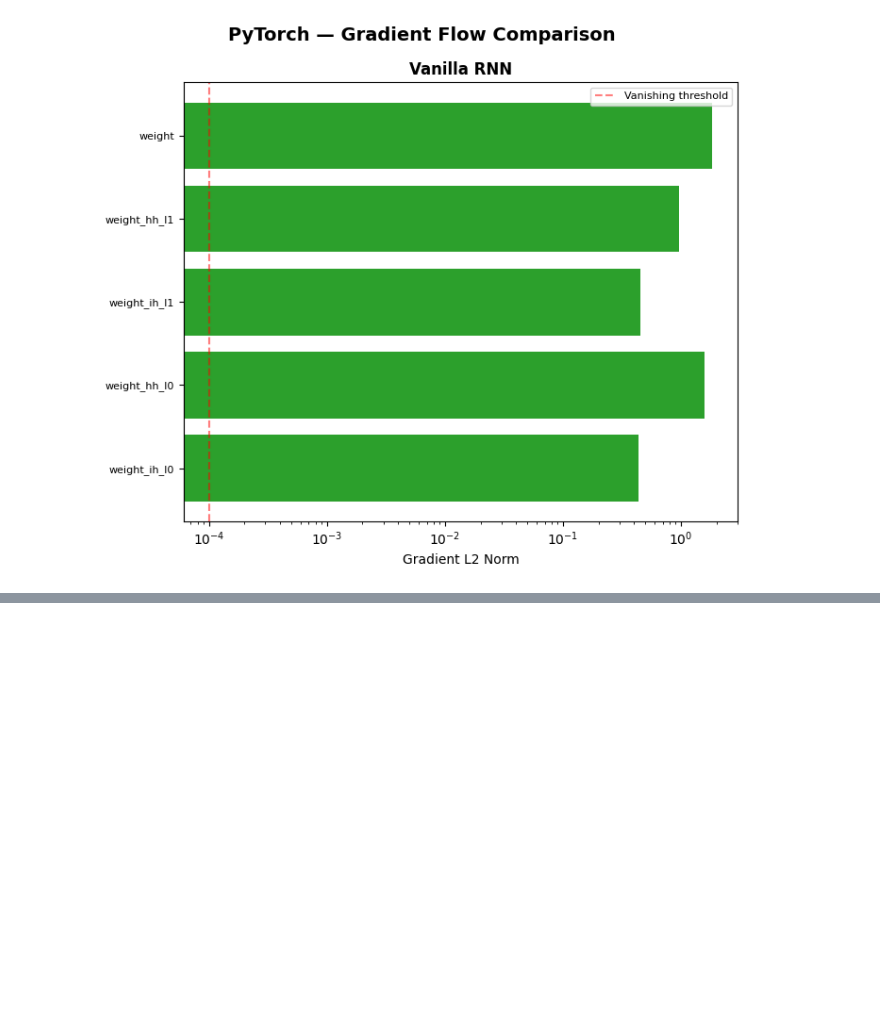
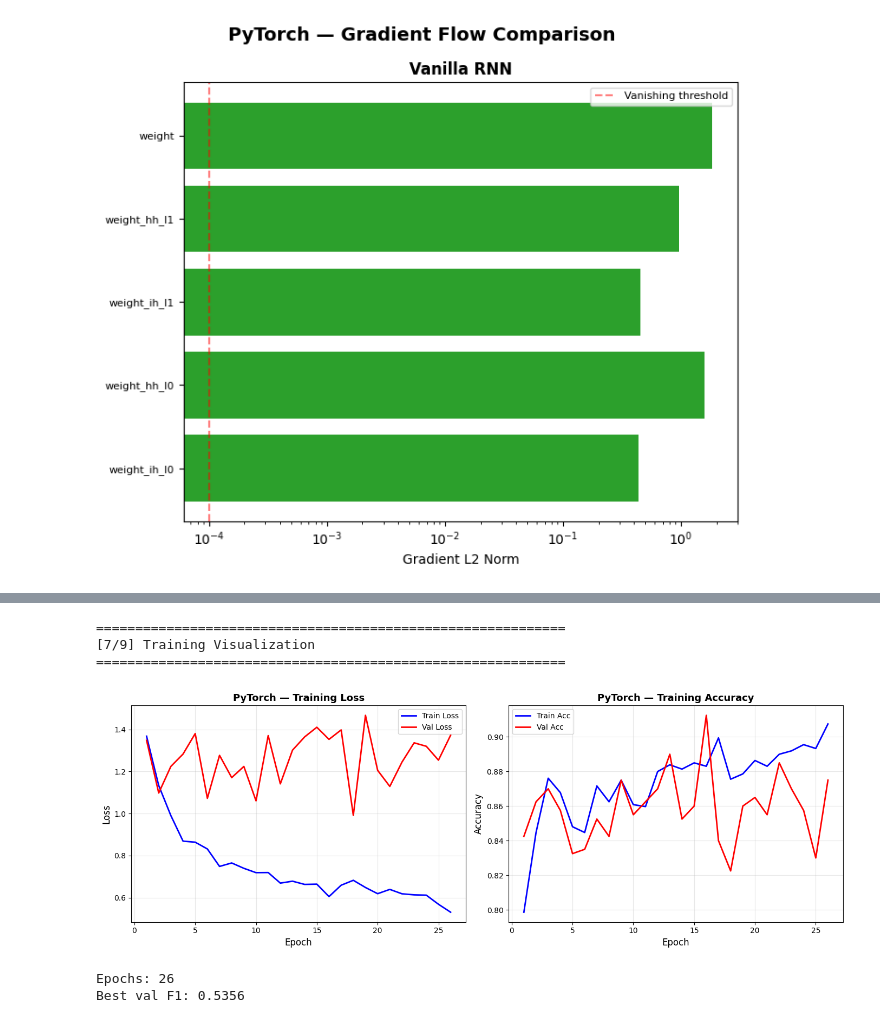
Before and after one commit to GoudyMT/ml-framework-comparison, a Jupyter notebook: PyTorch/12-rnn/pipeline.ipynb, the cells around one changed output, grey strips where cells are left out. Drawn from its saved outputs; the diff is of its cells as text; code cells hidden in the pictures; blank space fills up the shorter version.

```diff
--- a/PyTorch/12-rnn/pipeline.ipynb
+++ b/PyTorch/12-rnn/pipeline.ipynb
@@ -334,0 +713,23 @@ Max/min ratio: 4.2x
+# %%
+# Step 7: Training Visualization
+"""
+Training curves for GRU-128 from the architecture sweep.
+Dual-panel: loss (left) and accuracy (right) over epochs.
+"""
+
+print("=" * 60)
+print("[7/9] Training Visualization")
+print("=" * 60)
+
+plot_training_history(hist_best, framework='PyTorch',
+                      save_path='results/training_history.png')
+
+print(f"Epochs: {hist_best['epochs']}")
+print(f"Best val F1: {hist_best['best_val_f1']:.4f}")
+# %% [output]
+============================================================
+[7/9] Training Visualization
+============================================================
+[figure, added]
+Epochs: 26
+Best val F1: 0.5356
```
Also changed, not shown: parts of 7 cells of this notebook, 11 other files.
